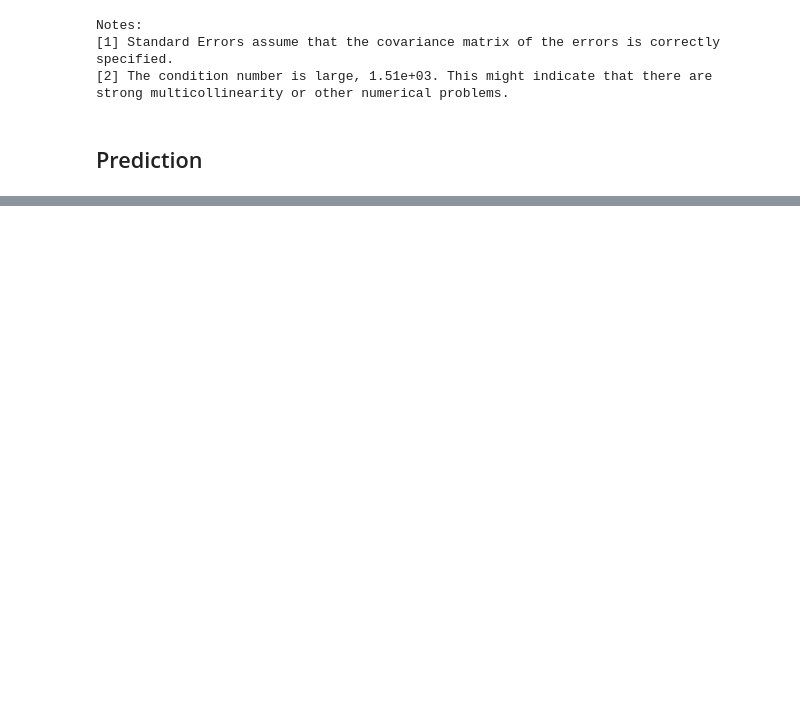
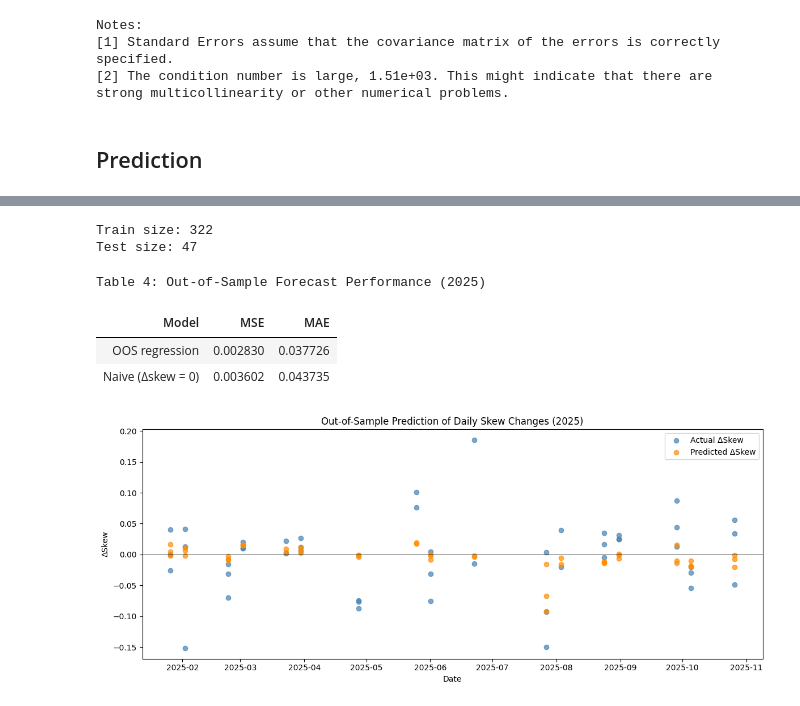
Before and after one commit to aleehtaa/finm37000-2025, a Jupyter notebook: project/modeling.ipynb, the cells around one changed output, grey strips where cells are left out. Saved outputs shown, nothing was run; the diff lists cells and outputs as text; code cells hidden in the pictures; blank space fills up the shorter version.

```diff
--- a/project/modeling.ipynb
+++ b/project/modeling.ipynb
@@ -166,3 +164,66 @@ Notes:
 [1] Standard Errors assume that the covariance matrix of the errors is correctly specified.
 [2] The condition number is large, 1.59e+03. This might indicate that there are
 strong multicollinearity or other numerical problems.
+# %%
+# Ensure 'date' is a column (not index)
+if df_reg.index.name == "date" and "date" not in df_reg.columns:
+    df_reg = df_reg.reset_index()
+if hasattr(df_reg["date"].dtype, "tz") and df_reg["date"].dtype.tz is not None:
+    df_reg["date"] = df_reg["date"].dt.tz_convert(None)
+cutoff = pd.Timestamp("2025-01-01")
+
+train = df_reg[df_reg["date"] < cutoff]
+test  = df_reg[df_reg["date"] >= cutoff]
+print("Train size:", len(train))
+print("Test size:", len(test))
+
+# Fit model on training data
+def fit_ols_sm(df: pd.DataFrame, y_col: str, x_cols: list[str]):
+    df_clean = df.dropna(subset=[y_col] + x_cols)
+    X = sm.add_constant(df_clean[x_cols])
+    y = df_clean[y_col]
+    return sm.OLS(y, X).fit()
+
+oos_model = fit_ols_sm(train, "d_skew_25d", X_cols)
+test = test.copy()
+test["pred"] = oos_model.predict(sm.add_constant(test[X_cols]))
+mse = mean_squared_error(test["d_skew_25d"], test["pred"])
+mae = mean_absolute_error(test["d_skew_25d"], test["pred"])
+
+# naïve benchmark: predict zero change (d_skew = 0)
+mse_naive = mean_squared_error(test["d_skew_25d"], 0 * test["d_skew_25d"])
+mae_naive = mean_absolute_error(test["d_skew_25d"], 0 * test["d_skew_25d"])
+
+oos_results = pd.DataFrame(
+    {
+        "Model": ["OOS regression", "Naive (Δskew = 0)"],
+        "MSE":  [mse, mse_naive],
+        "MAE":  [mae, mae_naive],
+    }
+).round(6)
+html_oos = oos_results.to_html(index=False)
+display(HTML(
+    "<div style='background:white;color:black;padding:10px;font-family:\"Times New Roman\", Times, serif'>"
+    "<h4 style='text-align:center;margin-top:0;'>Table 4: Out-of-Sample Forecast Performance (2025)</h4>"
+    f"{html_oos}"
+    "</div>"
+))
+
+plt.figure(figsize=(12, 5))
+plt.scatter(test["date"], test["d_skew_25d"], label="Actual ΔSkew", color="steelblue", alpha=0.7)
+plt.scatter(test["date"], test["pred"], label="Predicted ΔSkew", color="darkorange", alpha=0.7)
+plt.axhline(0, color="black", linewidth=0.6)
+plt.title("Out-of-Sample Prediction of Daily Skew Changes (2025)")
+plt.xlabel("Date")
+plt.ylabel("ΔSkew")
+plt.legend()
+plt.tight_layout()
+plt.show()
+# %% [output]
+Train size: 322
+Test size: 47
+Table 4: Out-of-Sample Forecast Performance (2025)
+| Model | MSE | MAE |
+| OOS regression | 0.002830 | 0.037726 |
+| Naive (Δskew = 0) | 0.003602 | 0.043735 |
+[figure, added]
```
Also changed, not shown: parts of 4 cells of this notebook.
